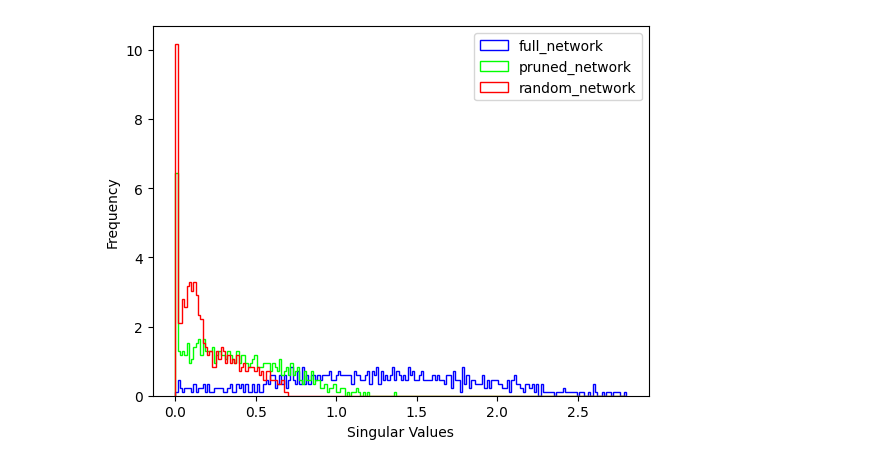
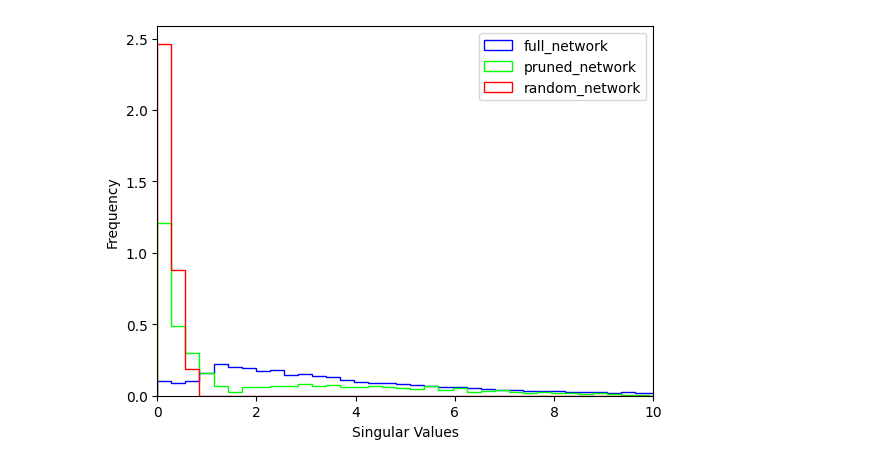
Before and after one commit to SherinBojappa/LTH, a Jupyter notebook: plots.ipynb, the cells around one changed output. Saved outputs shown, nothing was run; the diff lists cells and outputs as text; code cells hidden in the pictures.

```diff
--- a/plots.ipynb
+++ b/plots.ipynb
@@ -12,7 +12,7 @@ def read_csv_values(file_path, row):
     return values
 # %%
 csv_file_path = "mlp_singular_values.csv"
-layers = {"full_network": [0,1,2], "pruned_network":[8,9,10], "random_network":[16,17,18]}
+layers = {"full_network": [4,5,6], "pruned_network":[12,13,14], "random_network":[16,17,18]}
 colors = {"full_network": (0.0, 0.0, 1.0, 0.01), "pruned_network": (0.0, 1.0, 0.0, 1), "random_network": (1.0, 0.0, 0.0, 0.6)}
 # %%
 singular_values = {}
@@ -37,15 +37,16 @@ bins = [min_value + i * (max_value- min_value) / num_bins for i in range(num_bin
 # %%
 for network, values in float_sv.items():
     plt.hist(values, bins=bins, alpha=1, color=colors[network], label=network, histtype=u'step', density=True)
 
 # Add x-axis and y-axis labels
 plt.xlabel("Singular Values")
 plt.ylabel("Frequency")
+plt.xlim(0, 10)
 
 # Add a legend
 plt.legend(loc='upper right')
 
 # Display the plot
 plt.show()
 # %% [output]
-[figure, old version]
+[figure, new version]
```
Also changed, not shown: parts of 1 cell of this notebook.
